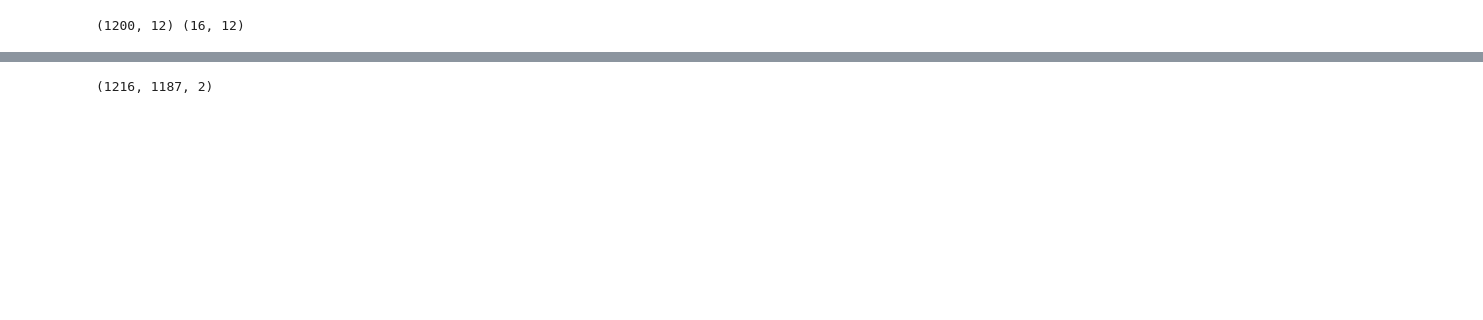
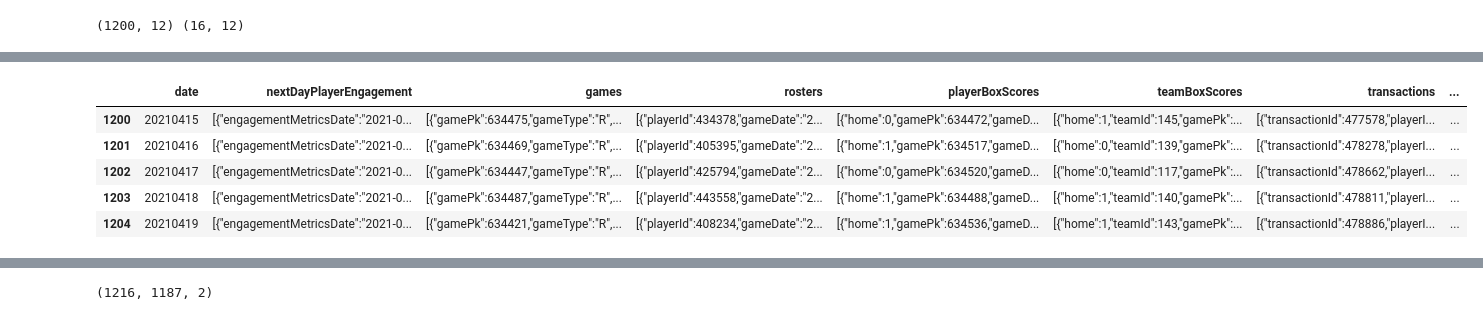
Before and after one commit to mohsinkhn/kaggle_mlb, a Jupyter notebook: 1_DataPreparation.ipynb, the cells around one changed output, grey strips where cells are left out. Drawn from its saved outputs; the diff is of its cells as text; code cells hidden in the pictures; blank space fills up the shorter version.

```diff
--- a/1_DataPreparation.ipynb
+++ b/1_DataPreparation.ipynb
@@ -202,0 +817,9 @@ Updating data, Saving ...
+# %%
+val.head()
+# %% [output]
+|  | date | nextDayPlayerEngagement | games | rosters | playerBoxScores | teamBoxScores | transactions | ... |
+| 1200 | 20210415 | [{"engagementMetricsDate":"2021-0... | [{"gamePk":634475,"gameType":"R",... | [{"playerId":434378,"gameDate":"2... | [{"home":0,"gamePk":634472,"gameD... | [{"home":1,"teamId":145,"gamePk":... | [{"transactionId":477578,"playerI... | ... |
+| 1201 | 20210416 | [{"engagementMetricsDate":"2021-0... | [{"gamePk":634469,"gameType":"R",... | [{"playerId":405395,"gameDate":"2... | [{"home":1,"gamePk":634517,"gameD... | [{"home":0,"teamId":139,"gamePk":... | [{"transactionId":478278,"playerI... | ... |
+| 1202 | 20210417 | [{"engagementMetricsDate":"2021-0... | [{"gamePk":634447,"gameType":"R",... | [{"playerId":425794,"gameDate":"2... | [{"home":0,"gamePk":634520,"gameD... | [{"home":0,"teamId":117,"gamePk":... | [{"transactionId":478662,"playerI... | ... |
+| 1203 | 20210418 | [{"engagementMetricsDate":"2021-0... | [{"gamePk":634487,"gameType":"R",... | [{"playerId":443558,"gameDate":"2... | [{"home":1,"gamePk":634488,"gameD... | [{"home":1,"teamId":140,"gamePk":... | [{"transactionId":478811,"playerI... | ... |
+| 1204 | 20210419 | [{"engagementMetricsDate":"2021-0... | [{"gamePk":634421,"gameType":"R",... | [{"playerId":408234,"gameDate":"2... | [{"home":1,"gamePk":634536,"gameD... | [{"home":1,"teamId":143,"gamePk":... | [{"transactionId":478886,"playerI... | ... |
```
Also changed, not shown: parts of 41 cells of this notebook, 5 other files.
